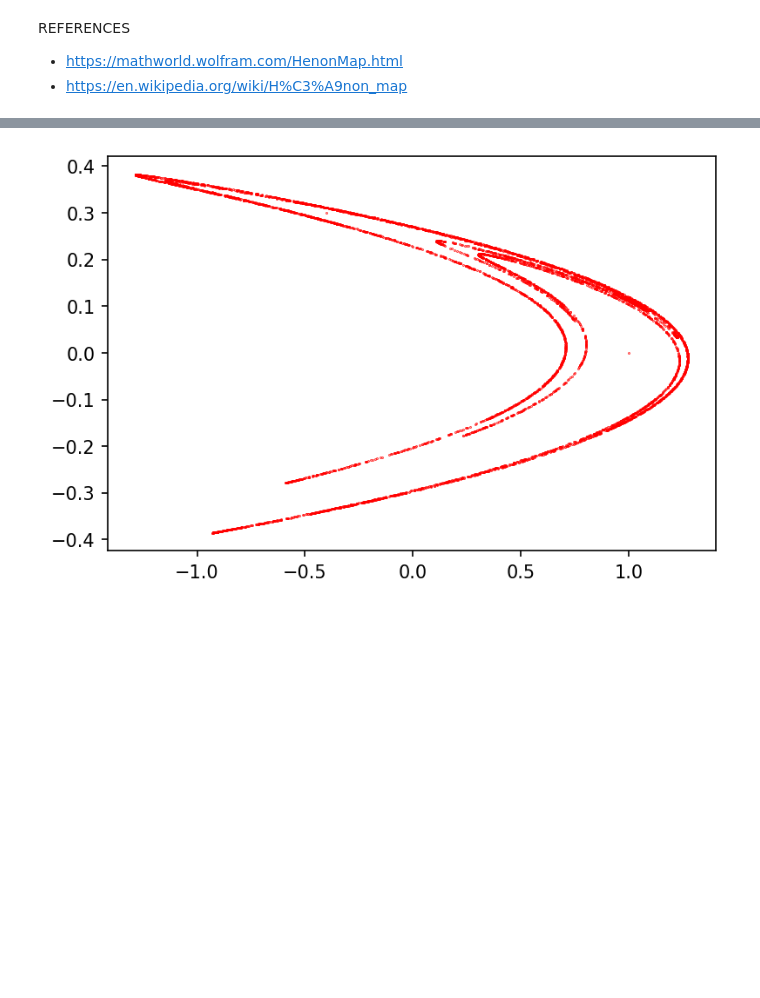
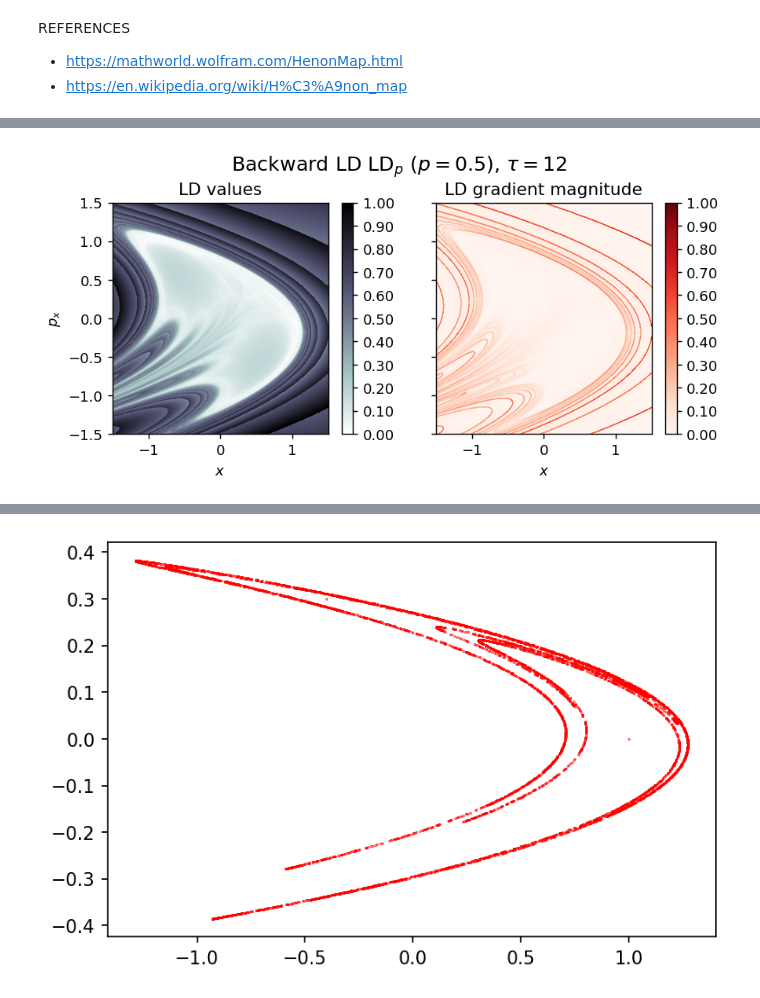
Before and after one commit to champsproject/ldds, a Jupyter notebook: Discrete_Lagrangian_Descriptors_NOTES.ipynb, the cells around one changed output, grey strips where cells are left out. Cells and saved outputs as stored; diff of their text form; code cells hidden in the pictures; blank space fills up the shorter version.

```diff
--- a/Discrete_Lagrangian_Descriptors_NOTES.ipynb
+++ b/Discrete_Lagrangian_Descriptors_NOTES.ipynb
@@ -288,0 +315,7 @@ plt.show()
+# %%
+discrete_map = lambda u: HenonMap_inverse(u,PARAMETERS=[a, b])
+
+LD_backward = compute_lagrangian_descriptor(grid_parameters, discrete_map, N_iterations, p_value, box_boundaries)
+draw_lagrangian_descriptor(LD_backward,'backward', grid_parameters, N_iterations, p_value, colormap_name='bone_r')
+# %% [output]
+[figure, added]
```
Also changed, not shown: parts of 24 cells of this notebook.
